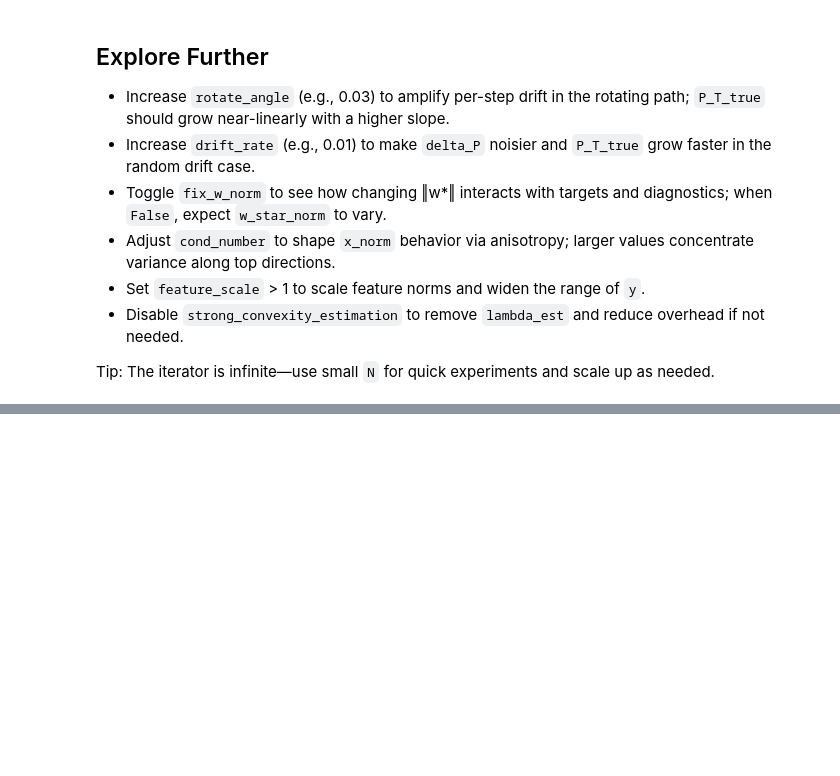
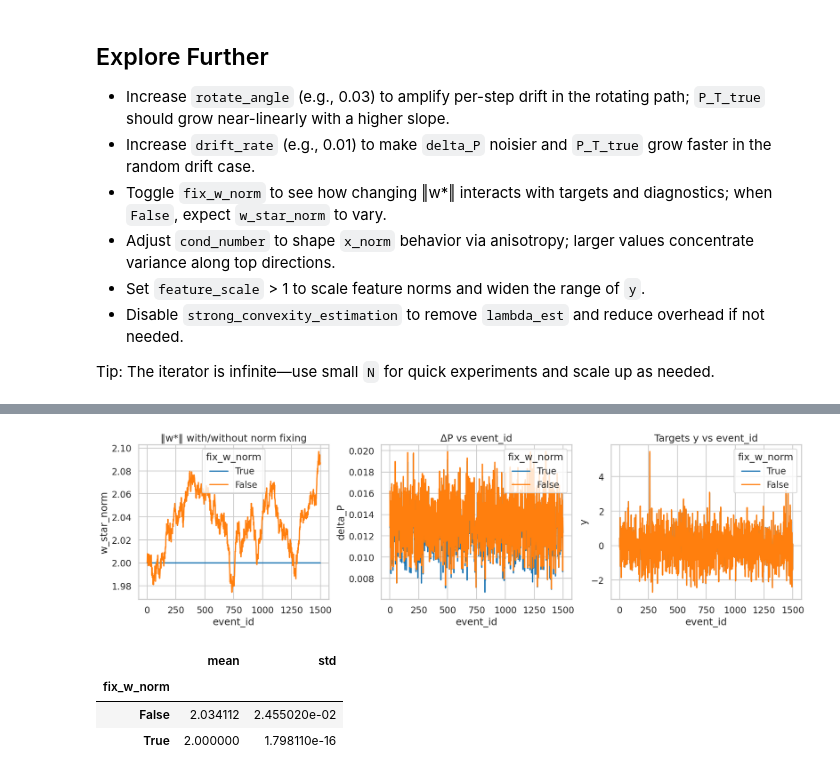
Before and after one commit to kennonstewart/unlearning-research-meta, a Jupyter notebook: code/data_loader_playground.ipynb, the cells around one changed output, grey strips where cells are left out. Saved outputs shown, nothing was run; the diff lists cells and outputs as text; code cells hidden in the pictures; blank space fills up the shorter version.

```diff
--- a/code/data_loader_playground.ipynb
+++ b/code/data_loader_playground.ipynb
@@ -226,0 +344,34 @@ Tip: The iterator is infinite—use small `N` for quick experiments and scale up
+# %%
+# Explore: effect of fix_w_norm on parameter norm and targets
+N = 1500
+settings = [True, False]
+res = []
+for fix in settings:
+    s = get_synthetic_linear_stream(
+        dim=20, seed=17, noise_std=0.1, use_event_schema=True,
+        cond_number=50.0, feature_scale=1.0,
+        path_type="drift", path_control=True,
+        drift_rate=0.003, w_scale=2.0, fix_w_norm=fix,
+        strong_convexity_estimation=False,
+    )
+    ev = take_events(s, N)
+    df = events_to_frame(ev)
+    df["fix_w_norm"] = str(fix)
+    res.append(df)
+fix_df = pd.concat(res, ignore_index=True)
+
+fig, axes = plt.subplots(1, 3, figsize=(18, 5), constrained_layout=True)
+sns.lineplot(fix_df, x="event_id", y="w_star_norm", hue="fix_w_norm", ax=axes[0])
+axes[0].set_title("‖w*‖ with/without norm fixing")
+sns.lineplot(fix_df, x="event_id", y="delta_P", hue="fix_w_norm", ax=axes[1])
+axes[1].set_title("ΔP vs event_id")
+sns.lineplot(fix_df, x="event_id", y="y", hue="fix_w_norm", ax=axes[2])
+axes[2].set_title("Targets y vs event_id")
+plt.show()
+fix_df.groupby("fix_w_norm")["w_star_norm"].agg(["mean","std"])
+# %% [output]
+[figure, added]
+|  | mean | std |
+| fix_w_norm |  |  |
+| False | 2.034112 | 2.455020e-02 |
+| True | 2.000000 | 1.798110e-16 |
```
Also changed, not shown: parts of 10 cells of this notebook, 1 other file.
